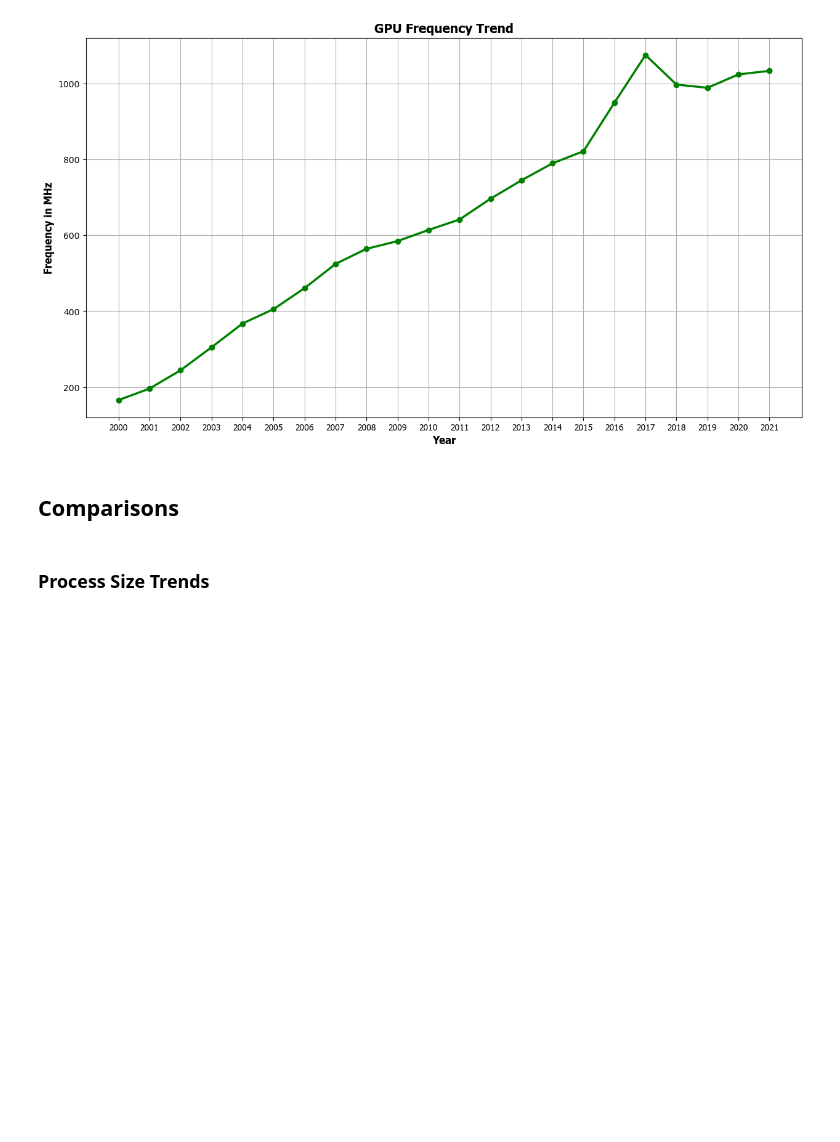
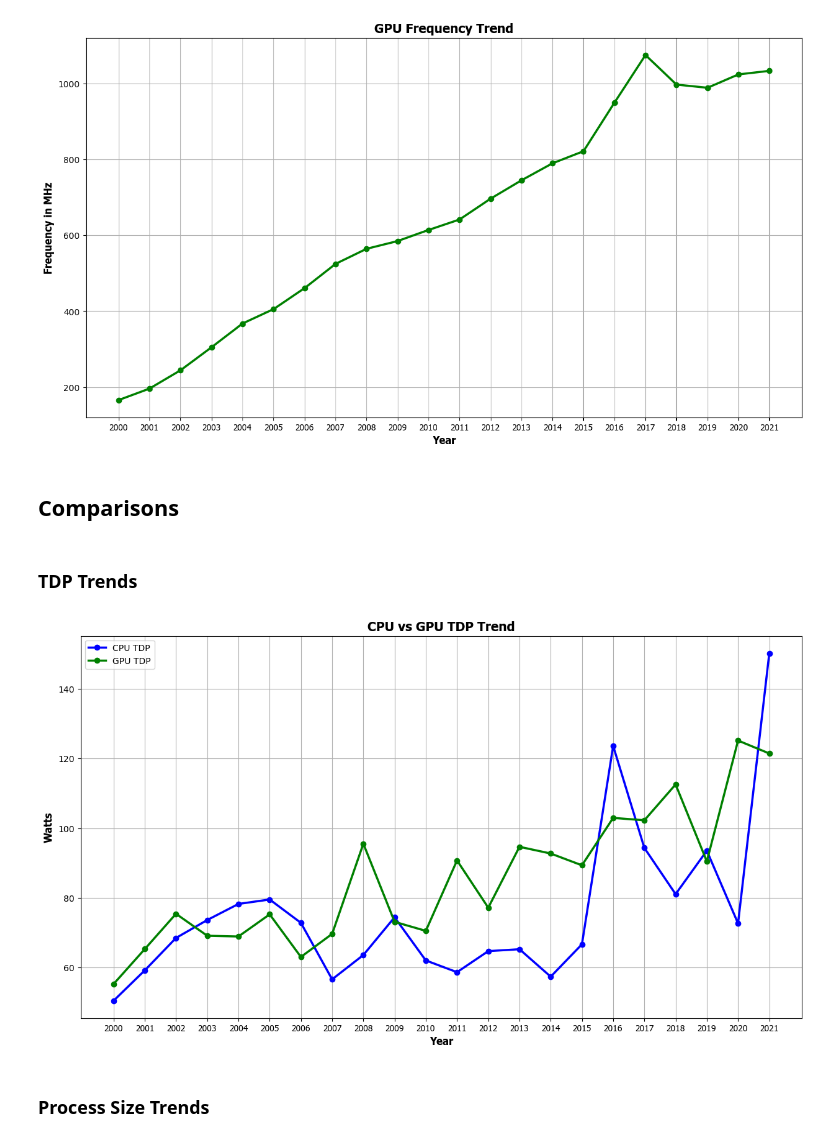
Before and after one commit to AndreiKyoMedel/MATHEDA-Medel-Submissions, a Jupyter notebook: Medel Week 8/Exercise/WK8-Exploratory-Data-Analysis.ipynb, the cells around one changed output. Cells and saved outputs as stored; diff of their text form; code cells hidden in the pictures; blank space fills up the shorter version.

```diff
--- a/Medel Week 8/Exercise/WK8-Exploratory-Data-Analysis.ipynb
+++ b/Medel Week 8/Exercise/WK8-Exploratory-Data-Analysis.ipynb
@@ -1097,6 +1097,24 @@ plt.show()
 [figure]
 # %% [markdown]
 ## Comparisons
+# %% [markdown]
+### TDP Trends
+# %%
+plt.figure(figsize=(15,8))
+plt.plot(df_trend_cpu_TDP['Year'],df_trend_cpu_TDP['TDP'], color='BLUE', marker='o', linewidth=2.5, label='CPU TDP')
+plt.plot(df_trend_gpu_TDP['Year'],df_trend_gpu_TDP['TDP'], color='GREEN', marker='o', linewidth=2.5, label='GPU TDP')
+plt.title('CPU vs GPU TDP Trend',
+          fontfamily='Tahoma',
+          fontsize=15,
+          fontweight='bold')
+plt.ylabel('Watts', fontsize=12, fontfamily='Tahoma', fontweight='bold')
+plt.xlabel('Year', fontsize=12, fontfamily='Tahoma', fontweight='bold')
+plt.xticks(df_trend_cpu_TDP['Year'], fontsize=10, fontfamily='Tahoma')
+plt.grid(axis='both', linestyle='-', alpha=1)
+plt.legend()
+plt.show()
+# %% [output]
+[figure, added]
 # %% [markdown]
 ### Process Size Trends
 # %%
```
Also changed, not shown: 3 other files.
